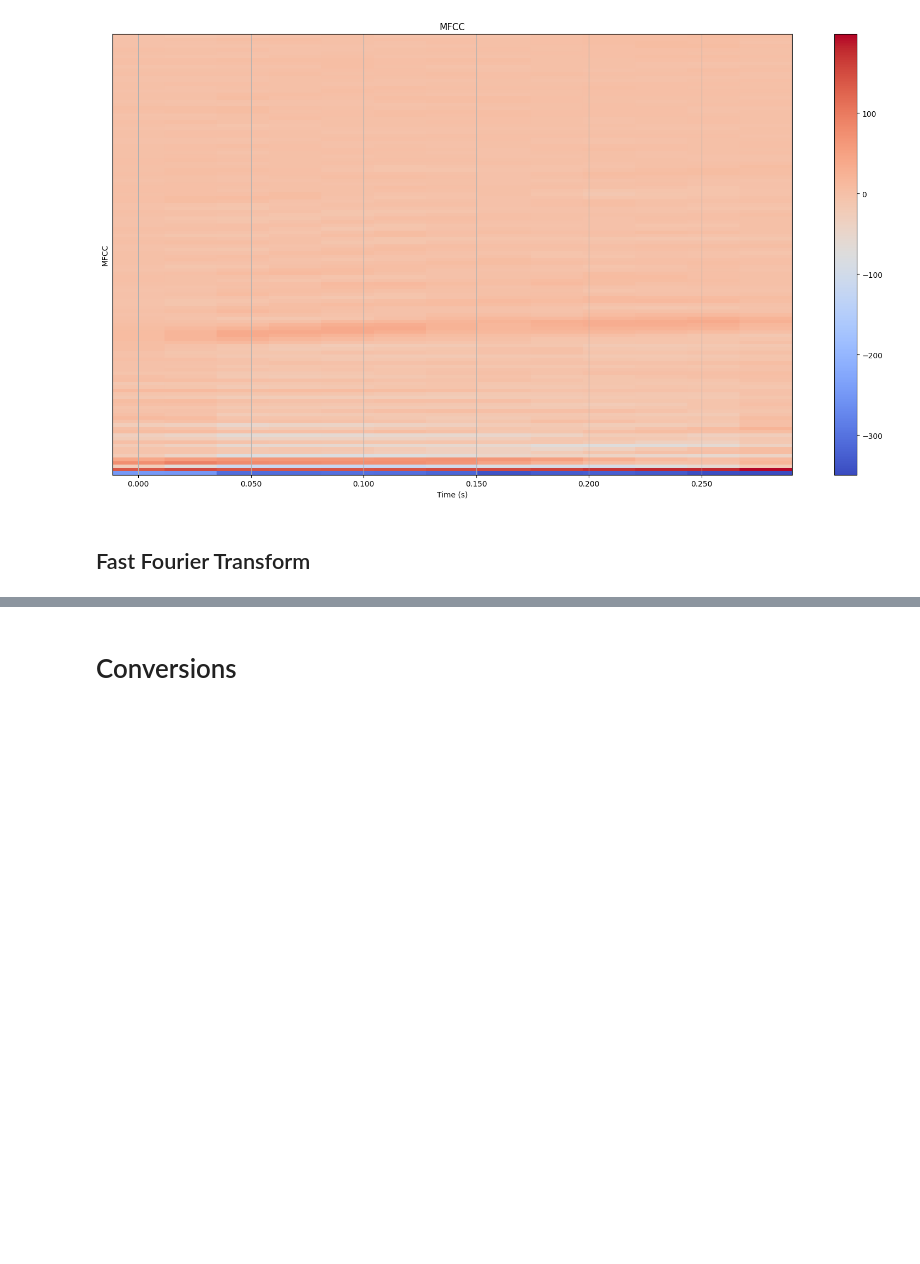
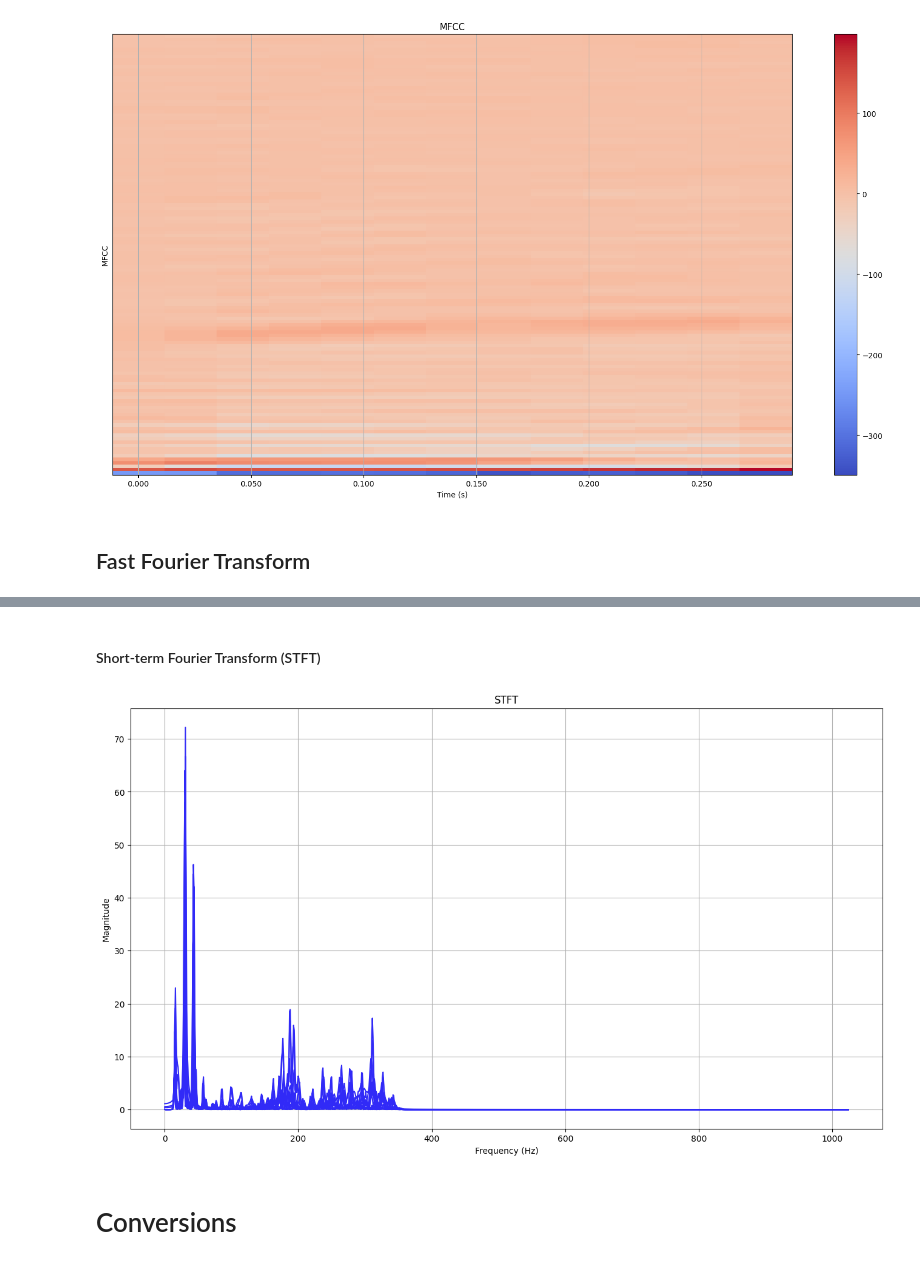
Before and after one commit to dilne/Ultimate-Audio-Dataset-DL-Processor, a Jupyter notebook: Ultimate Audio Dataset DL Processor.ipynb, the cells around one changed output, grey strips where cells are left out. Saved outputs shown, nothing was run; the diff lists cells and outputs as text; code cells hidden in the pictures; blank space fills up the shorter version.

Commit message:
Added STFT

```diff
--- a/Ultimate Audio Dataset DL Processor.ipynb
+++ b/Ultimate Audio Dataset DL Processor.ipynb
@@ -176,3 +175,27 @@ plt.show()
+# %% [markdown]
+#### Short-term Fourier Transform (STFT)
+# %%
+y, sr = librosa.load(file_path)
+log_scale = False  # Change this to False for linear scale
+
+# Default FFT window size
+n_fft = 2048 # FFT window size
+hop_length = 512 # number audio of frames between STFT columns (looks like a good default)
+
+# Short-time Fourier transform (STFT)
+D = np.abs(librosa.stft(y, n_fft = n_fft, hop_length = hop_length))
+
+plt.figure(figsize=(16, 9))
+plt.plot(D, color='#312af7')
+plt.title('STFT')
+plt.xlabel('Frequency (Hz)')
+plt.ylabel('Magnitude')
+if log_scale:
+    plt.yscale('log')
+plt.grid(True)
+plt.show()
+# %% [output]
+[figure, added]
 # %% [markdown]
 # Conversions
 # %% [markdown]
```
Also changed, not shown: parts of 1 cell of this notebook.
